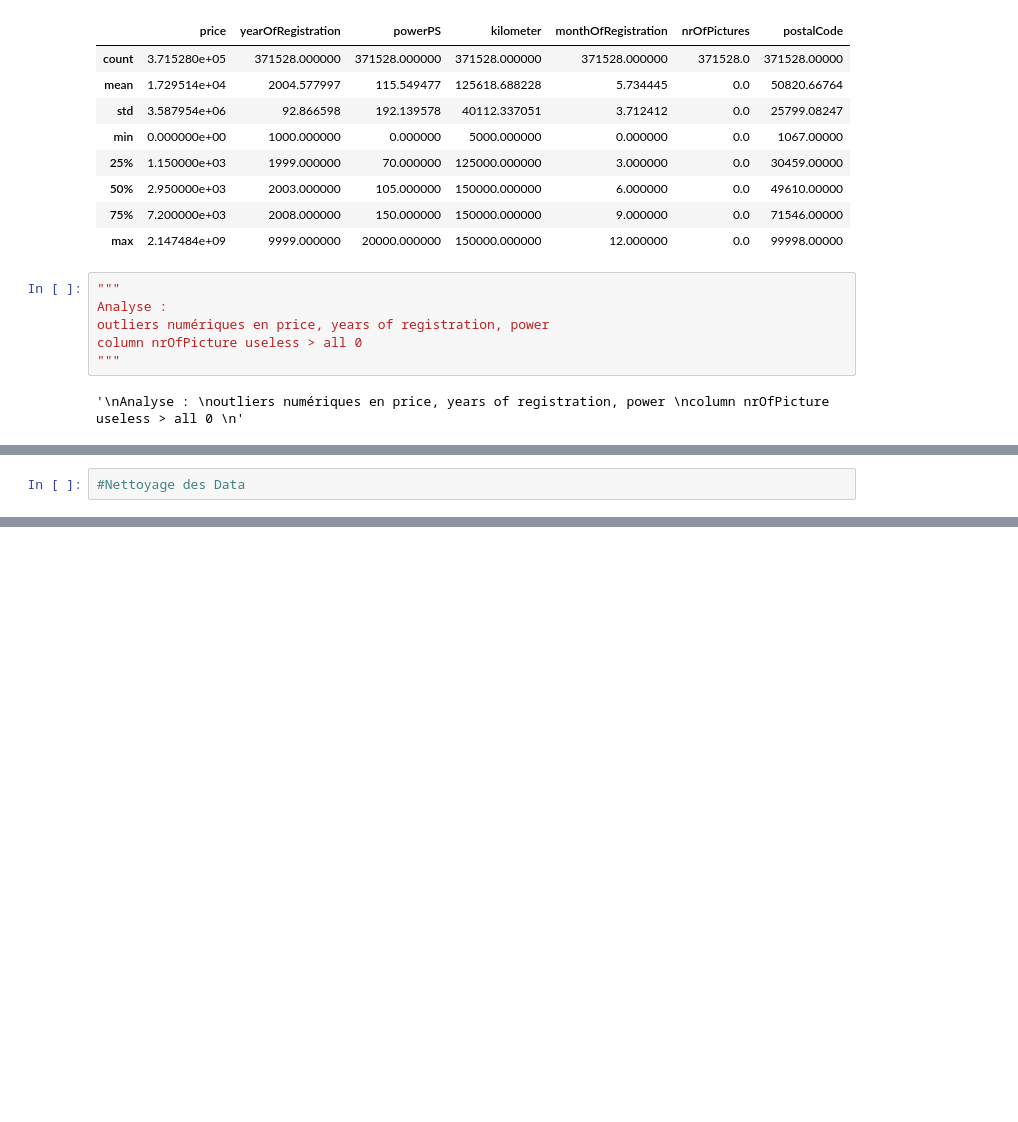
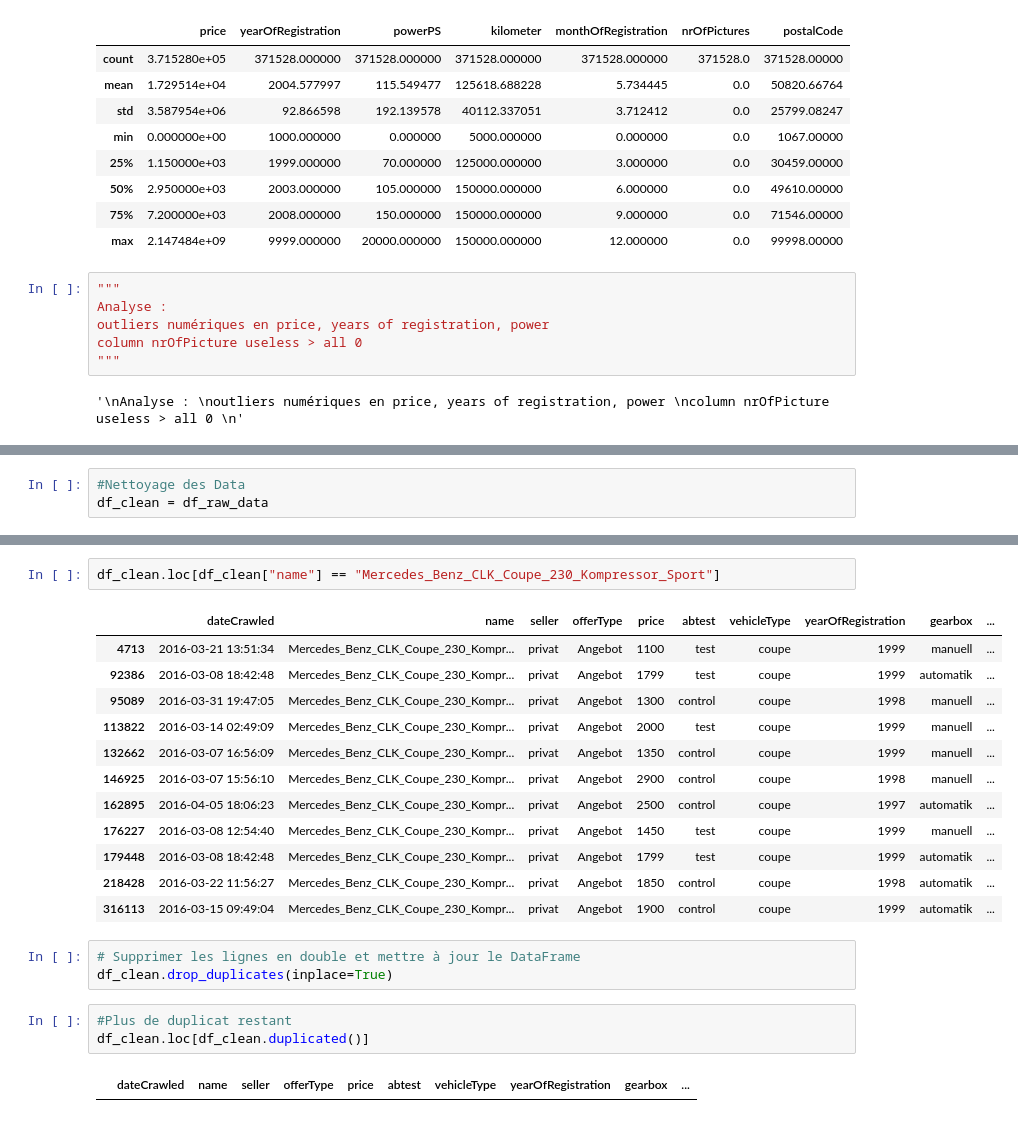
Before and after one commit to BaptisteLeroux/Deloitte, a Jupyter notebook: main.ipynb, the cells around one changed output, grey strips where cells are left out. Drawn from its saved outputs; the diff is of its cells as text; blank space fills up the shorter version.

```diff
--- a/main.ipynb
+++ b/main.ipynb
@@ -72,2 +72,3 @@ memory usage: 56.7+ MB
 # %%
 #Nettoyage des Data
+df_clean = df_raw_data
@@ -73,0 +93,23 @@ memory usage: 56.7+ MB
+# %%
+df_clean.loc[df_clean["name"] == "Mercedes_Benz_CLK_Coupe_230_Kompressor_Sport"]
+# %% [output]
+|  | dateCrawled | name | seller | offerType | price | abtest | vehicleType | yearOfRegistration | gearbox | ... |
+| 4713 | 2016-03-21 13:51:34 | Mercedes_Benz_CLK_Coupe_230_Kompr... | privat | Angebot | 1100 | test | coupe | 1999 | manuell | ... |
+| 92386 | 2016-03-08 18:42:48 | Mercedes_Benz_CLK_Coupe_230_Kompr... | privat | Angebot | 1799 | test | coupe | 1999 | automatik | ... |
+| 95089 | 2016-03-31 19:47:05 | Mercedes_Benz_CLK_Coupe_230_Kompr... | privat | Angebot | 1300 | control | coupe | 1998 | manuell | ... |
+| 113822 | 2016-03-14 02:49:09 | Mercedes_Benz_CLK_Coupe_230_Kompr... | privat | Angebot | 2000 | test | coupe | 1999 | manuell | ... |
+| 132662 | 2016-03-07 16:56:09 | Mercedes_Benz_CLK_Coupe_230_Kompr... | privat | Angebot | 1350 | control | coupe | 1999 | manuell | ... |
+| 146925 | 2016-03-07 15:56:10 | Mercedes_Benz_CLK_Coupe_230_Kompr... | privat | Angebot | 2900 | control | coupe | 1998 | manuell | ... |
+| 162895 | 2016-04-05 18:06:23 | Mercedes_Benz_CLK_Coupe_230_Kompr... | privat | Angebot | 2500 | control | coupe | 1997 | automatik | ... |
+| 176227 | 2016-03-08 12:54:40 | Mercedes_Benz_CLK_Coupe_230_Kompr... | privat | Angebot | 1450 | test | coupe | 1999 | manuell | ... |
+| 179448 | 2016-03-08 18:42:48 | Mercedes_Benz_CLK_Coupe_230_Kompr... | privat | Angebot | 1799 | test | coupe | 1999 | automatik | ... |
+| 218428 | 2016-03-22 11:56:27 | Mercedes_Benz_CLK_Coupe_230_Kompr... | privat | Angebot | 1850 | control | coupe | 1998 | automatik | ... |
+| 316113 | 2016-03-15 09:49:04 | Mercedes_Benz_CLK_Coupe_230_Kompr... | privat | Angebot | 1900 | control | coupe | 1999 | automatik | ... |
+# %%
+# Supprimer les lignes en double et mettre à jour le DataFrame
+df_clean.drop_duplicates(inplace=True)
+# %%
+#Plus de duplicat restant
+df_clean.loc[df_clean.duplicated()]
+# %% [output]
+|  | dateCrawled | name | seller | offerType | price | abtest | vehicleType | yearOfRegistration | gearbox | ... |
```
Also changed, not shown: parts of 10 cells of this notebook.
